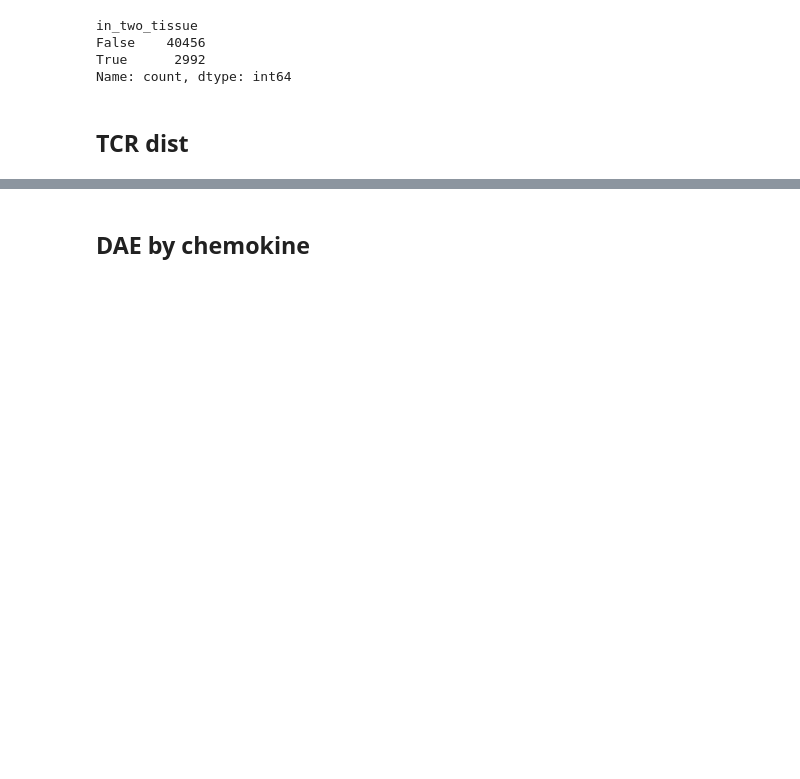
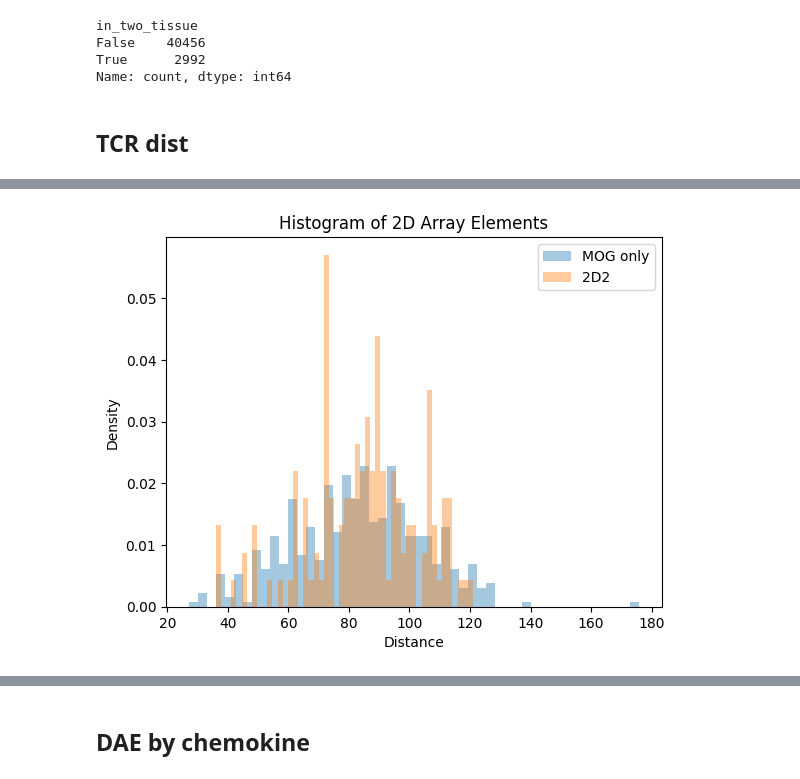
Before and after one commit to YifanZ94/Bio_CRC, a Jupyter notebook: Data processing/3_TCRdist_and_emb.ipynb, the cells around one changed output, grey strips where cells are left out. Cells and saved outputs as stored; diff of their text form; code cells hidden in the pictures; blank space fills up the shorter version.

```diff
--- a/Data processing/3_TCRdist_and_emb.ipynb
+++ b/Data processing/3_TCRdist_and_emb.ipynb
@@ -232,3 +226,16 @@ plt.show()
+# %%
+df2 = pd.read_csv('TCR_cloned_dist_2d2.csv')
+# %%
+dist_2d2 = df2['TCRdist_MOG'].to_numpy()
+plt.hist(flat_arr, bins=50, density=True, alpha=0.4)
+plt.hist(dist_2d2, bins=50, density=True, alpha=0.4)
+plt.legend(['MOG only', '2D2'])
+plt.title("Histogram of 2D Array Elements")
+plt.xlabel("Distance")
+plt.ylabel("Density")
+plt.show()
+# %% [output]
+[figure, added]
 # %%
 mdata_temp = mdata_subset2
 
```
Also changed, not shown: parts of 23 cells of this notebook, 4 other files.
